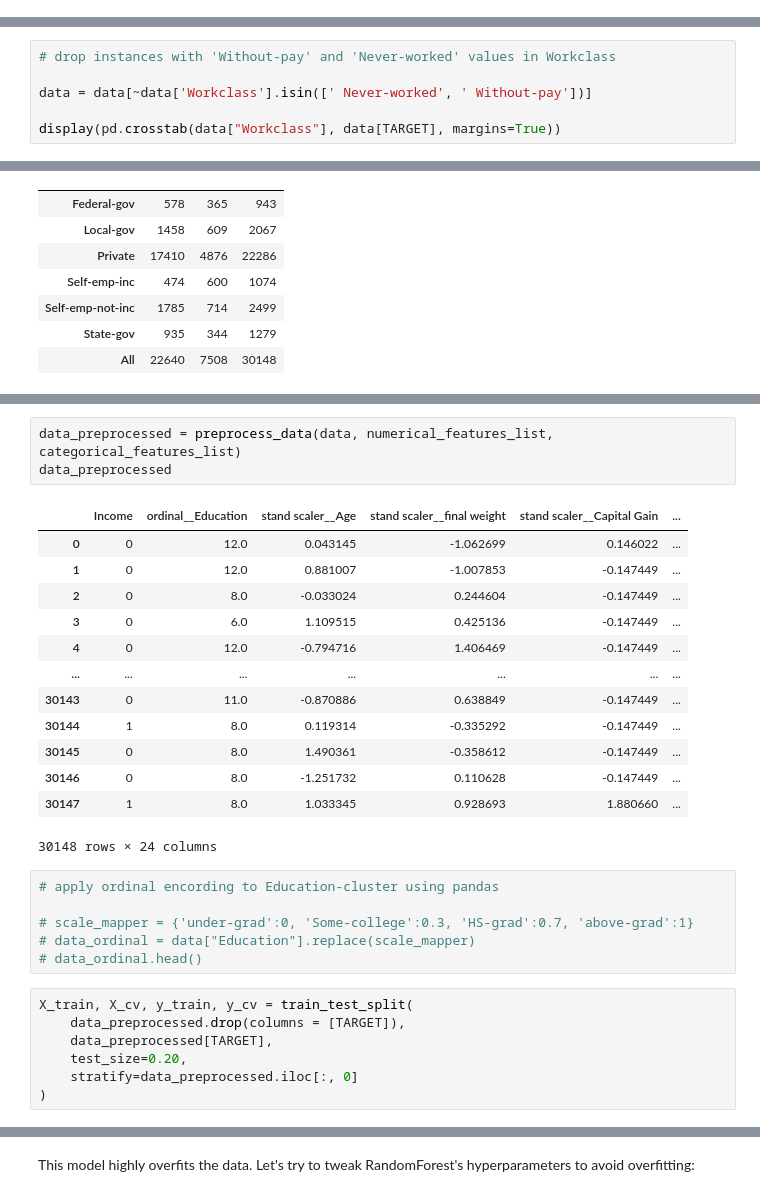
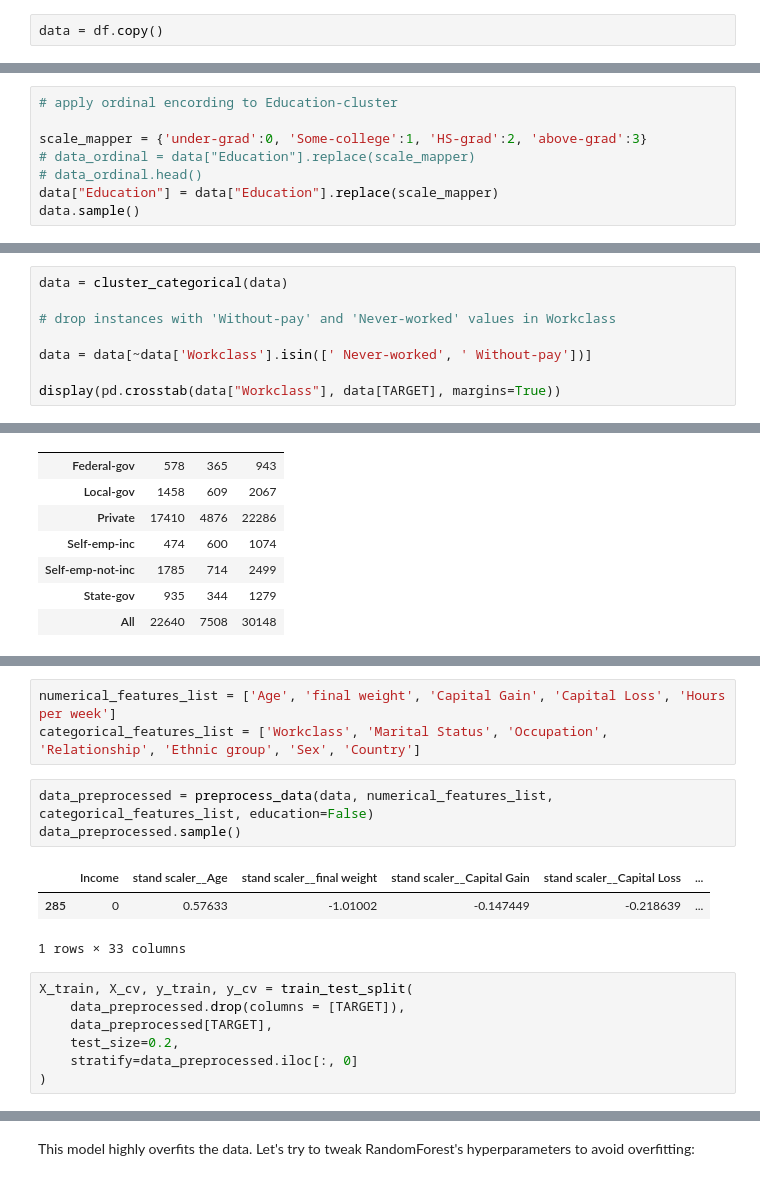
Before and after one commit to nadiia-duiunova/Adults_pet_project, a Jupyter notebook: RandomForestClassifier.ipynb, the cells around one changed output, grey strips where cells are left out. Cells and saved outputs as stored; diff of their text form.

```diff
--- a/RandomForestClassifier.ipynb
+++ b/RandomForestClassifier.ipynb
@@ -32,5 +32,7 @@ data = data.replace(to_replace= ' ?', value = np.nan)
 
 TARGET = 'Income'
+# %%
+data = df.copy()
 # %%
 print(data.shape)
 data.head()
@@ -67,0 +77,8 @@ data.head()
+# %%
+# apply ordinal encording to Education-cluster
+
+scale_mapper = {'under-grad':0, 'Some-college':1, 'HS-grad':2, 'above-grad':3}
+# data_ordinal = data["Education"].replace(scale_mapper)
+# data_ordinal.head()
+data["Education"] = data["Education"].replace(scale_mapper)
+data.sample()
@@ -68,4 +106,6 @@ data.head()
 # %%
+data = cluster_categorical(data)
+
 # drop instances with 'Without-pay' and 'Never-worked' values in Workclass
 
 data = data[~data['Workclass'].isin([' Never-worked', ' Without-pay'])]
@@ -131,30 +124,17 @@ data
+# %%
+numerical_features_list = ['Age', 'final weight', 'Capital Gain', 'Capital Loss', 'Hours per week']
+categorical_features_list = ['Workclass', 'Marital Status', 'Occupation', 'Relationship', 'Ethnic group', 'Sex', 'Country']
 # %%
-data_preprocessed = preprocess_data(data, numerical_features_list,  categorical_features_list)
-data_preprocessed
+data_preprocessed = preprocess_data(data, numerical_features_list,  categorical_features_list, education=False)
+data_preprocessed.sample()
 # %% [output]
-|  | Income | ordinal__Education | stand scaler__Age | stand scaler__final weight | stand scaler__Capital Gain | ... |
-| 0 | 0 | 12.0 | 0.043145 | -1.062699 | 0.146022 | ... |
-| 1 | 0 | 12.0 | 0.881007 | -1.007853 | -0.147449 | ... |
-| 2 | 0 | 8.0 | -0.033024 | 0.244604 | -0.147449 | ... |
-| 3 | 0 | 6.0 | 1.109515 | 0.425136 | -0.147449 | ... |
-| 4 | 0 | 12.0 | -0.794716 | 1.406469 | -0.147449 | ... |
-| ... | ... | ... | ... | ... | ... | ... |
-| 30143 | 0 | 11.0 | -0.870886 | 0.638849 | -0.147449 | ... |
-| 30144 | 1 | 8.0 | 0.119314 | -0.335292 | -0.147449 | ... |
-| 30145 | 0 | 8.0 | 1.490361 | -0.358612 | -0.147449 | ... |
-| 30146 | 0 | 8.0 | -1.251732 | 0.110628 | -0.147449 | ... |
-| 30147 | 1 | 8.0 | 1.033345 | 0.928693 | 1.880660 | ... |
+|  | Income | stand scaler__Age | stand scaler__final weight | stand scaler__Capital Gain | stand scaler__Capital Loss | ... |
+| 285 | 0 | 0.57633 | -1.01002 | -0.147449 | -0.218639 | ... |
-30148 rows × 24 columns
+1 rows × 33 columns
-# %%
-# apply ordinal encording to Education-cluster using pandas
-
-# scale_mapper = {'under-grad':0, 'Some-college':0.3, 'HS-grad':0.7, 'above-grad':1}
-# data_ordinal = data["Education"].replace(scale_mapper)
-# data_ordinal.head()
 # %%
 X_train, X_cv, y_train, y_cv = train_test_split(
     data_preprocessed.drop(columns = [TARGET]),
     data_preprocessed[TARGET],
-    test_size=0.20,
+    test_size=0.2,
     stratify=data_preprocessed.iloc[:, 0]
 )
```
Also changed, not shown: parts of 22 cells of this notebook.
